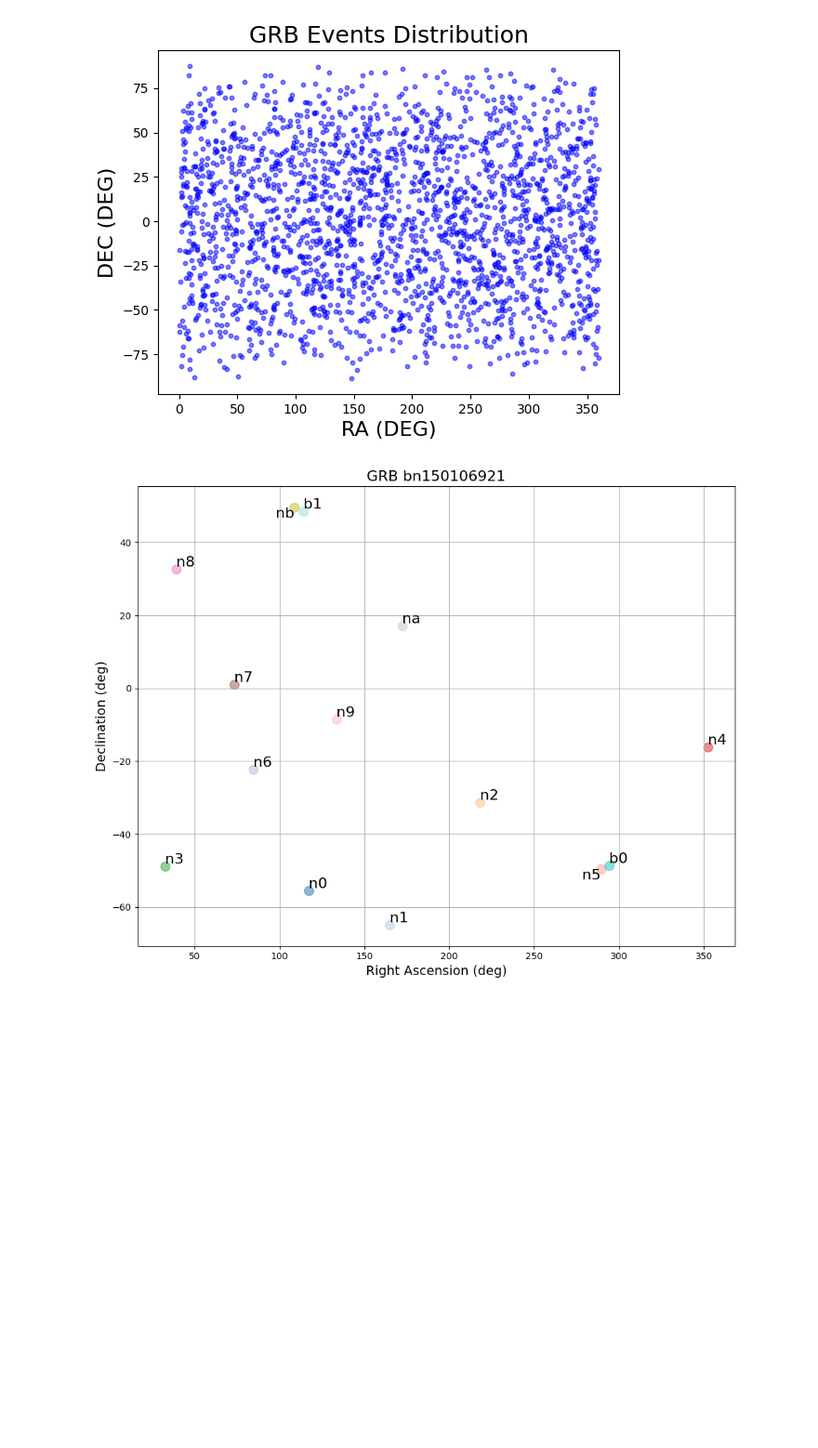
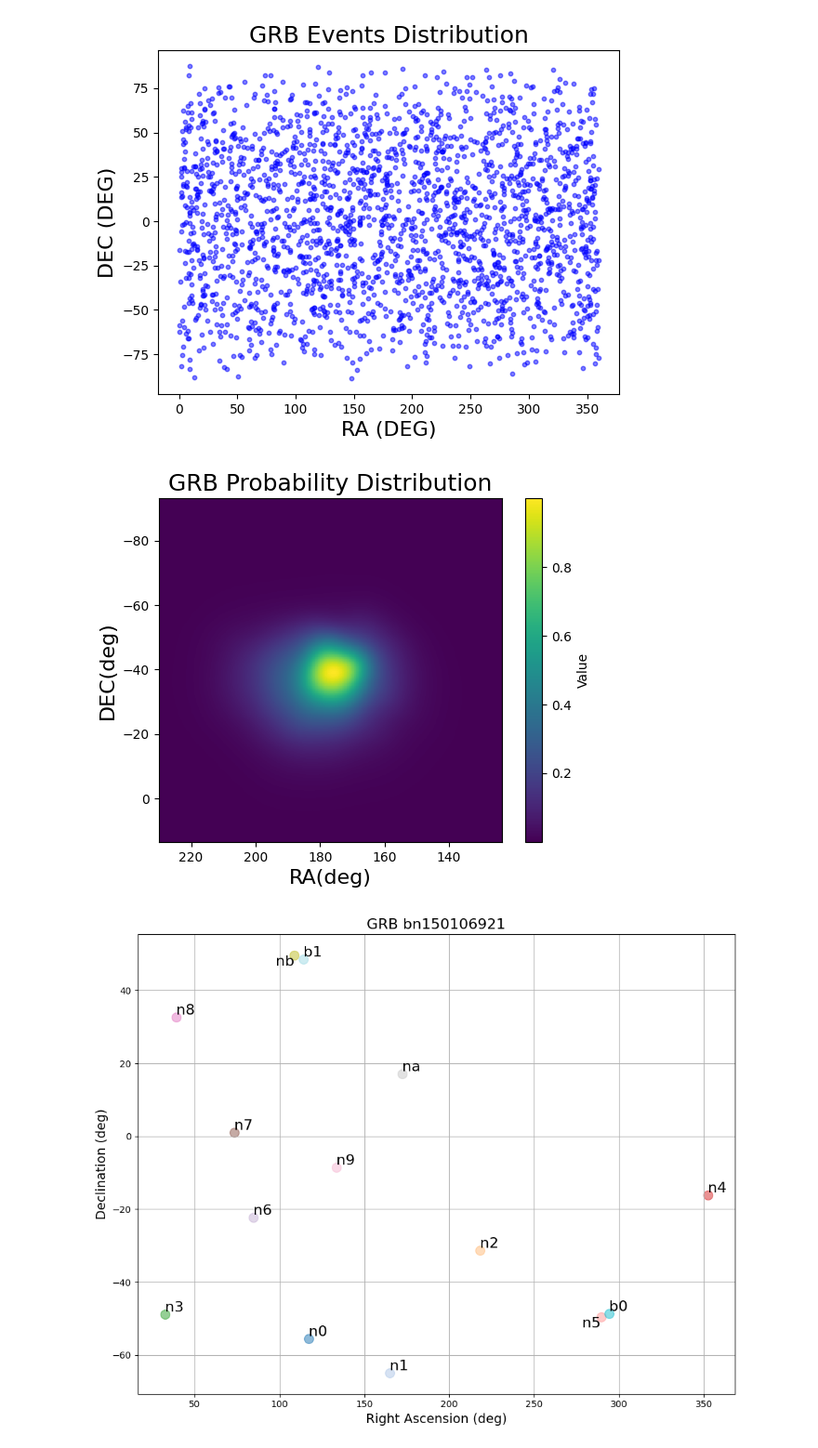
Before and after one commit to PHYS549/group_project_2025, a Jupyter notebook: demo/fermi_data_exploration.ipynb, the cells around one changed output. Shown at 93% size. Saved outputs shown, nothing was run; the diff lists cells and outputs as text; code cells hidden in the pictures; blank space fills up the shorter version.

```diff
--- a/demo/fermi_data_exploration.ipynb
+++ b/demo/fermi_data_exploration.ipynb
@@ -27,10 +27,12 @@ create_location_data_plots(fermi_data, 'plots')
 # %%
 from gw_grb_correlation.Fermi.download_data_functions import download_file
 from gw_grb_correlation.Fermi.visualization import plot_certain_event_prob_dist
 # Base URL parts
-url_locprob = "https://heasarc.gsfc.nasa.gov/FTP/fermi/data/gbm/bursts/2017/bn170817529/current/glg_locprob_all_bn170817529_v00.fit"
-filename_locprob = "glg_locprob_all_bn170817529_v00.fit"
+url_locprob = "https://heasarc.gsfc.nasa.gov/FTP/fermi/data/gbm/bursts/2017/bn170817529/current/glg_locprob_all_bn170817529_v02.fit"
+filename_locprob = "glg_locprob_all_bn170817529_v02.fit"
 
 download_file(url_locprob, filename_locprob)
 plot_certain_event_prob_dist(filename_locprob, 'plots')
+# %% [output]
+[figure, added]
 # %%
```
Also changed, not shown: parts of 3 cells of this notebook, 1 other file.
